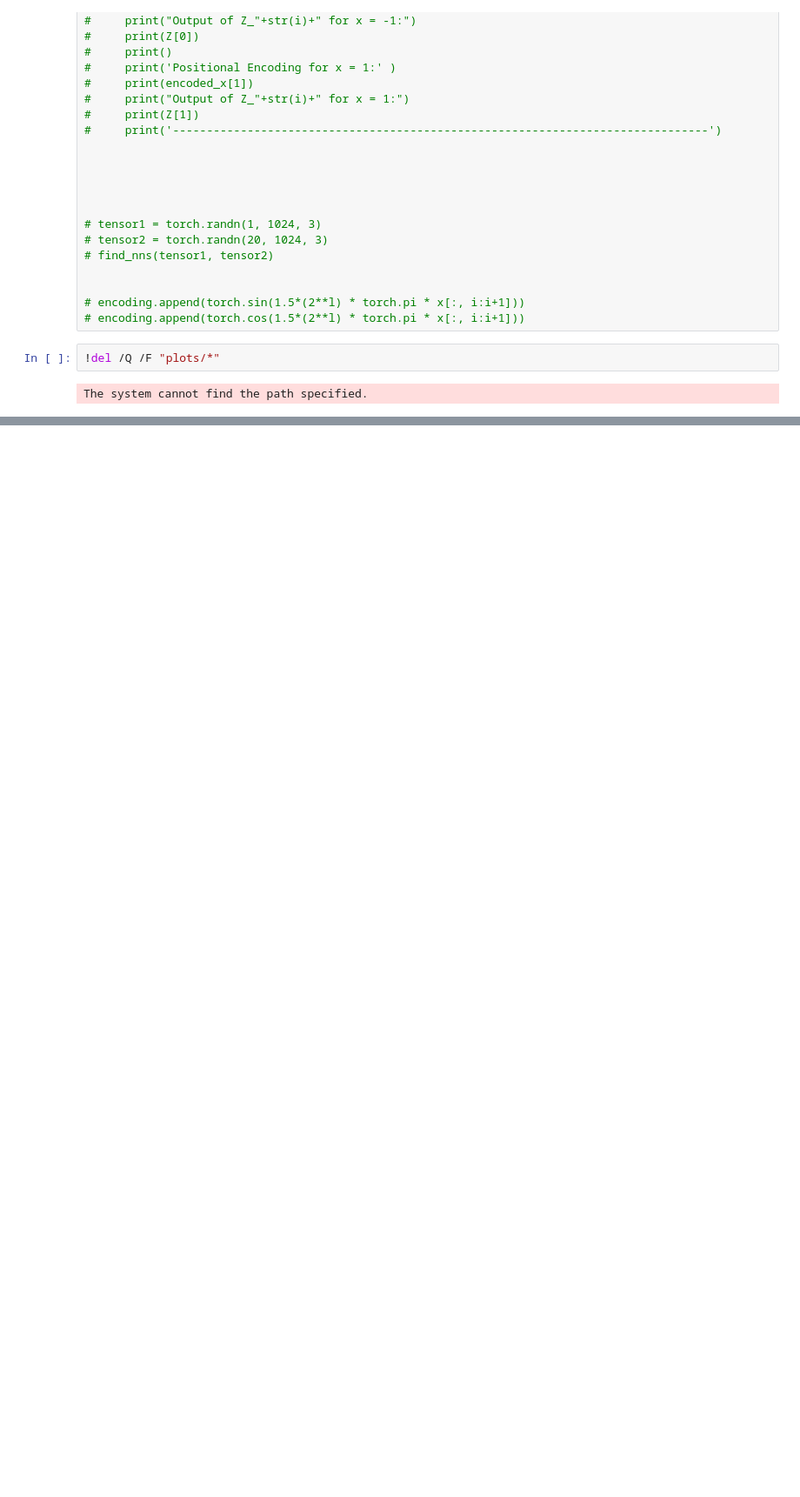
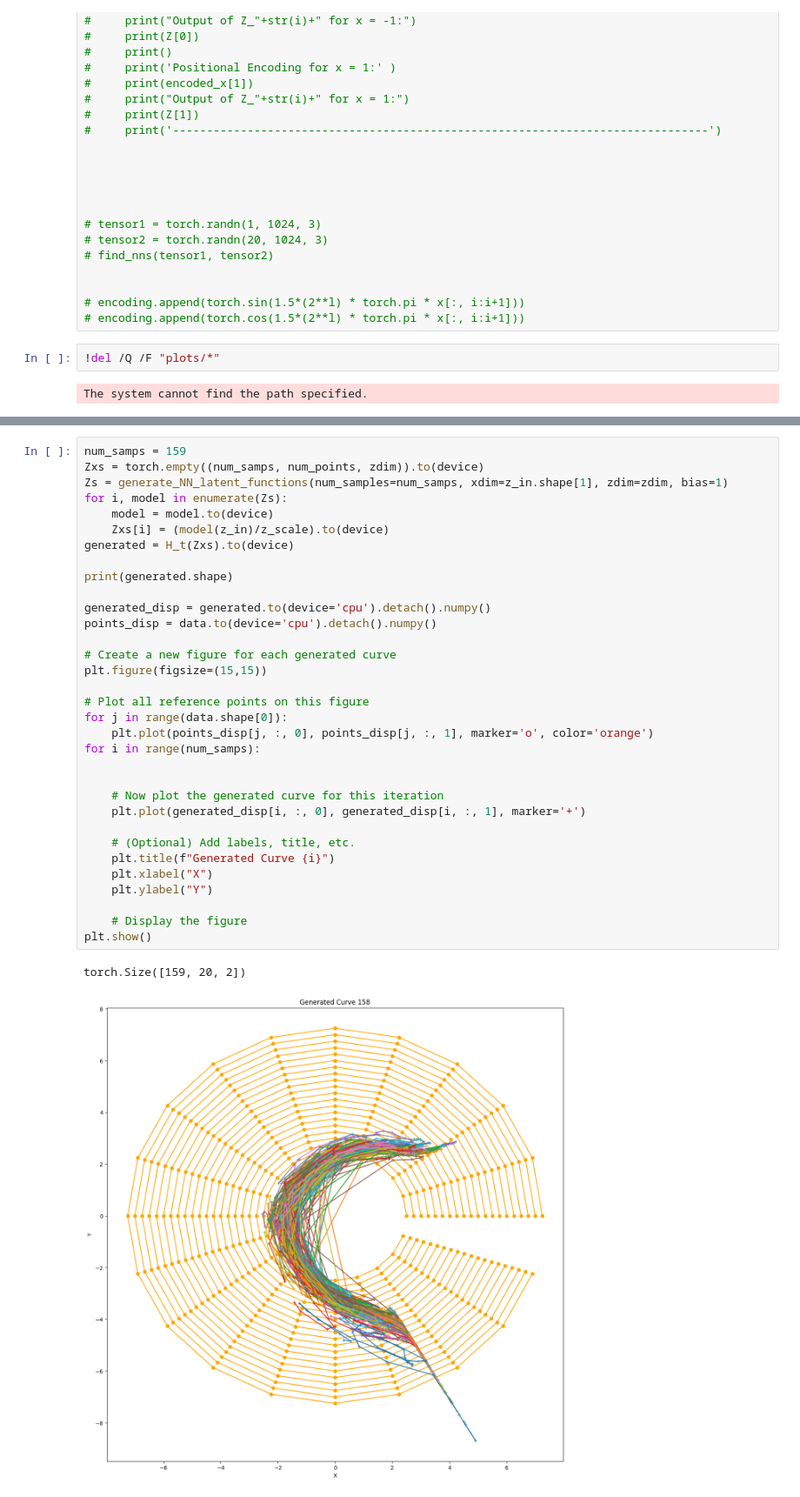
Before and after one commit to rajshreyas922/Human_Pose_Generation, a Jupyter notebook: ProvNERF Pose Generation/N points _ less than 100 epochs.ipynb, the cells around one changed output, grey strips where cells are left out. Shown at 87% size. Saved outputs shown, nothing was run; the diff lists cells and outputs as text; blank space fills up the shorter version.

```diff
--- a/ProvNERF Pose Generation/N points _ less than 100 epochs.ipynb
+++ b/ProvNERF Pose Generation/N points _ less than 100 epochs.ipynb
@@ -661,0 +630,36 @@ print(s)
+# %%
+num_samps = 159
+Zxs = torch.empty((num_samps, num_points, zdim)).to(device)
+Zs = generate_NN_latent_functions(num_samples=num_samps, xdim=z_in.shape[1], zdim=zdim, bias=1)
+for i, model in enumerate(Zs):
+    model = model.to(device)
+    Zxs[i] = (model(z_in)/z_scale).to(device)
+generated = H_t(Zxs).to(device)
+
+print(generated.shape)
+
+generated_disp = generated.to(device='cpu').detach().numpy()
+points_disp = data.to(device='cpu').detach().numpy()
+
+# Create a new figure for each generated curve
+plt.figure(figsize=(15,15))
+
+# Plot all reference points on this figure
+for j in range(data.shape[0]):
+    plt.plot(points_disp[j, :, 0], points_disp[j, :, 1], marker='o', color='orange')
+for i in range(num_samps):
+
+
+    # Now plot the generated curve for this iteration
+    plt.plot(generated_disp[i, :, 0], generated_disp[i, :, 1], marker='+')
+
+    # (Optional) Add labels, title, etc.
+    plt.title(f"Generated Curve {i}")
+    plt.xlabel("X")
+    plt.ylabel("Y")
+
+    # Display the figure
+plt.show()
+# %% [output]
+torch.Size([159, 20, 2])
+[figure, added]
```
Also changed, not shown: parts of 13 cells of this notebook, 3 other files.
